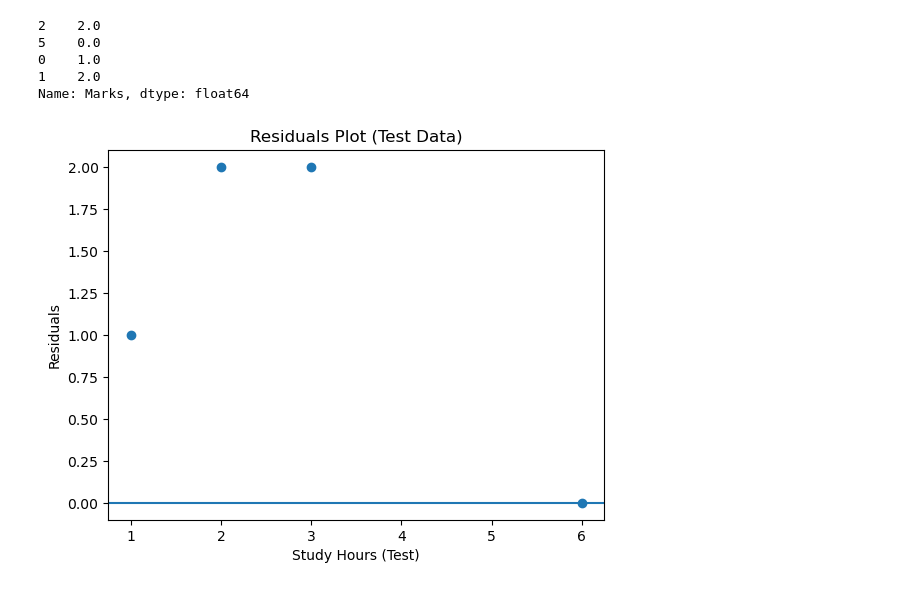
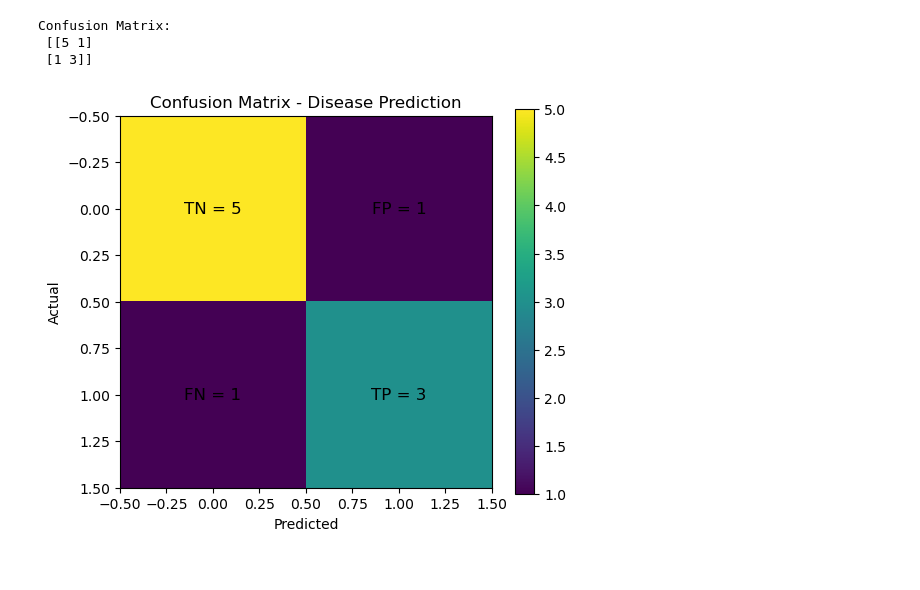
Before and after one commit to vinayganji83/ML-Internship, a Jupyter notebook: Model Evaluation.ipynb, the cells around one changed output. Saved outputs shown, nothing was run; the diff lists cells and outputs as text; code cells hidden in the pictures.

```diff
--- a/Model Evaluation.ipynb
+++ b/Model Evaluation.ipynb
@@ -75,19 +59,28 @@ plt.show()
-# %%
-residuals = Y_test - Y_test_pred
-residuals
-# %% [output]
-2    2.0
-5    0.0
-0    1.0
-1    2.0
-Name: Marks, dtype: float64
-# %%
-plt.figure()
-plt.scatter(X_test,residuals)
-plt.axhline(0)
-plt.xlabel("Study Hours (Test)")
-plt.ylabel("Residuals")
-plt.title("Residuals Plot (Test Data)")
-plt.show()
-# %% [output]
-[figure, removed]
+# %%
+y_true = [1,1,1,1,0,0,0,0,0,0]
+y_pred = [1,1,1,0,1,0,0,0,0,0]
+# %%
+cm= confusion_matrix(y_true,y_pred)
+print("Confusion Matrix:\n", cm)
+# %% [output]
+Confusion Matrix:
+ [[5 1]
+ [1 3]]
+# %%
+plt.figure(figsize=(6,5))
+plt.imshow(cm)
+plt.title("Confusion Matrix - Disease Prediction")
+plt.xlabel("Predicted")
+plt.ylabel("Actual")
+plt.colorbar()
+
+labels = [["TN", "FP"], ["FN", "TP"]]
+
+for i in range(2):
+    for j in range(2):
+        plt.text(j, i, f"{labels[i][j]} = {cm[i][j]}",
+                 ha="center", va="center", fontsize=12)
+
+plt.show()
+# %% [output]
+[figure, added]
```
Also changed, not shown: parts of 13 cells of this notebook, 6 other files.
